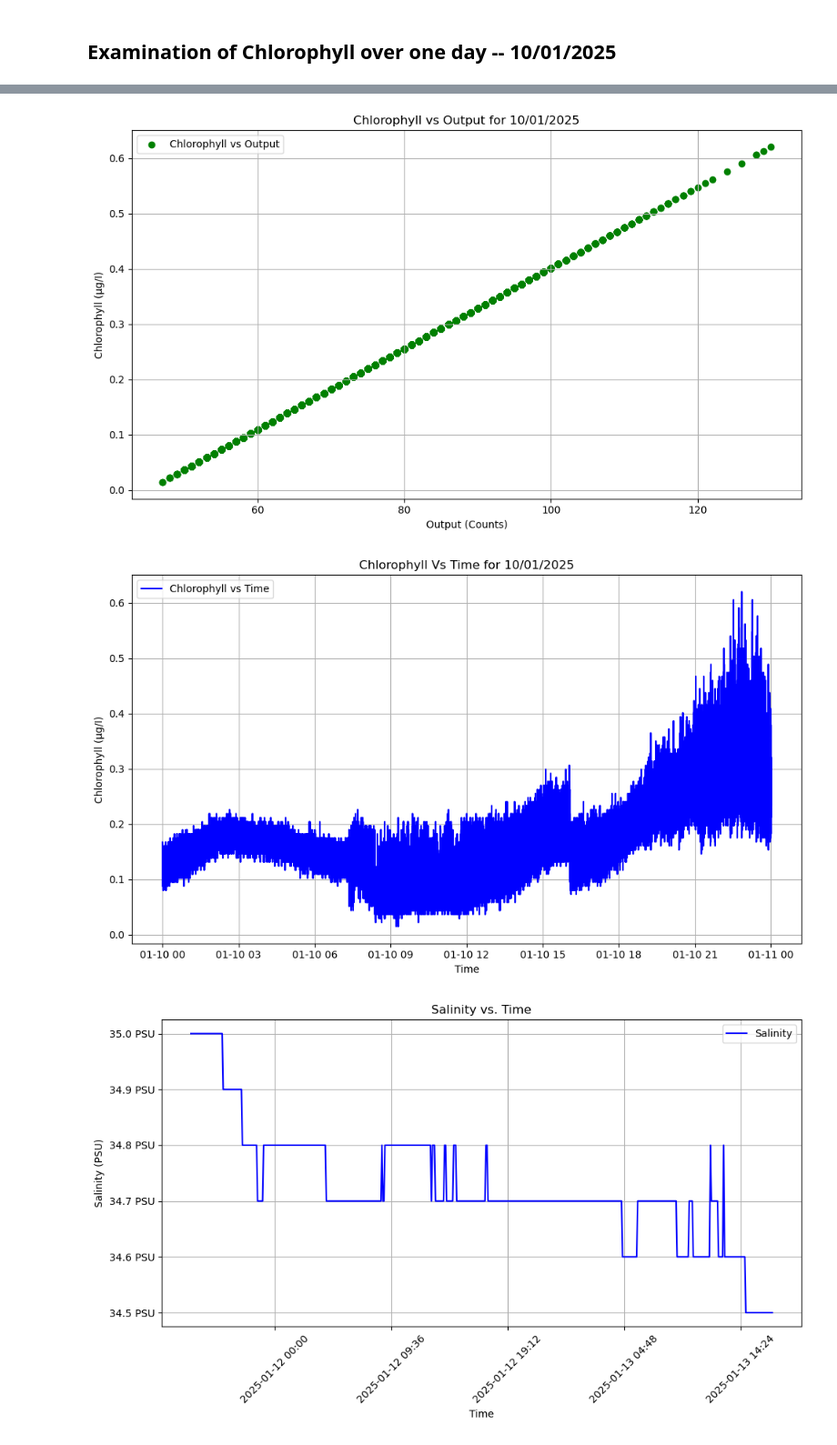
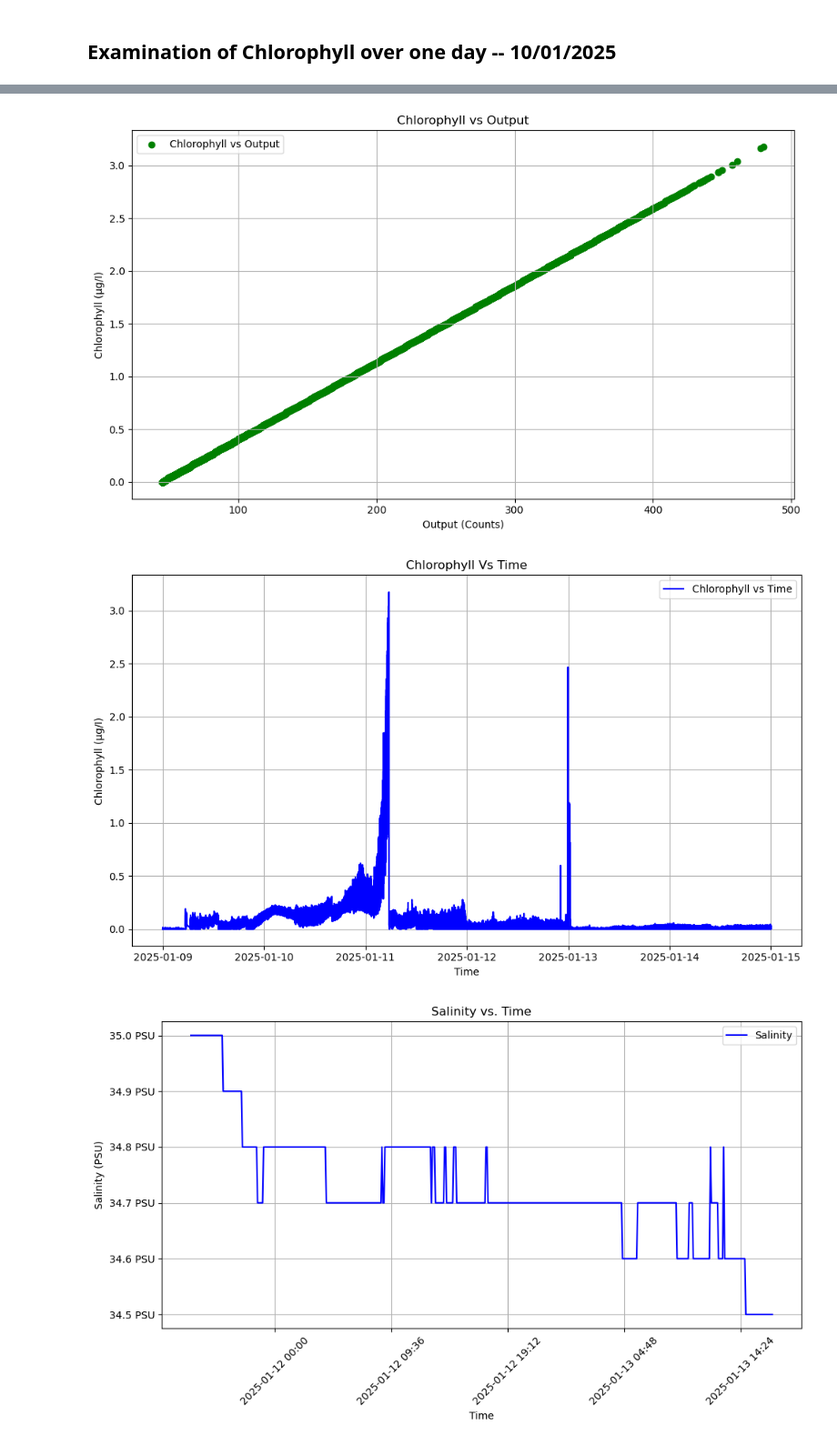
Before and after one commit to Asgar-Fataymamode/OceanX_Project1, a Jupyter notebook: Notebook.ipynb, the cells around one changed output, grey strips where cells are left out. Shown at 91% size. Saved outputs shown, nothing was run; the diff lists cells and outputs as text; code cells hidden in the pictures.

```diff
--- a/Notebook.ipynb
+++ b/Notebook.ipynb
@@ -635,7 +635,7 @@ plt.show()
 
 import pandas as pd
 
-file_path = "chlorophyll_10.txt"
+file_path = "fluoro.txt"
 data = pd.read_csv(file_path, sep='\t', header=None)
 
 data.columns = ['Time', 'Unused1', 'Unused2', 'Output', 'Unused3', 'Unused4', 'Unused5']
@@ -656,7 +656,7 @@ plt.figure(figsize=(10, 6))
 plt.plot(processed_data['Time'], processed_data['Output'], label='Output over Time', color='blue')
 plt.xlabel('Time')
 plt.ylabel('Output')
-plt.title('Output Vs Time for 10/01/2025')
+plt.title('Output Vs Time')
 plt.legend()
 plt.grid(True)
 plt.tight_layout()
@@ -676,7 +676,7 @@ plt.figure(figsize=(10, 6))
 plt.scatter(processed_data['Output'], processed_data['Chlorophyll'], color='green', label='Chlorophyll vs Output')
 plt.xlabel('Output (Counts)')
 plt.ylabel('Chlorophyll (µg/I)')
-plt.title('Chlorophyll vs Output for 10/01/2025')
+plt.title('Chlorophyll vs Output')
 plt.legend()
 plt.grid(True)
 plt.tight_layout()
@@ -686,7 +686,7 @@ plt.figure(figsize=(10, 6))
 plt.plot(processed_data['Time'], processed_data['Chlorophyll'], label='Chlorophyll vs Time', color='blue')
 plt.xlabel('Time')
 plt.ylabel('Chlorophyll (µg/I)')
-plt.title('Chlorophyll Vs Time for 10/01/2025')
+plt.title('Chlorophyll Vs Time')
 plt.legend()
 plt.grid(True)
 plt.tight_layout()
@@ -702,5 +702,5 @@ plt.show()
-[figure, old version]
+[figure, new version]
-[figure, old version]
+[figure, new version]
 # %%
 #now examining salinity data
 
```
Also changed, not shown: parts of 6 cells of this notebook, 1 other file.
